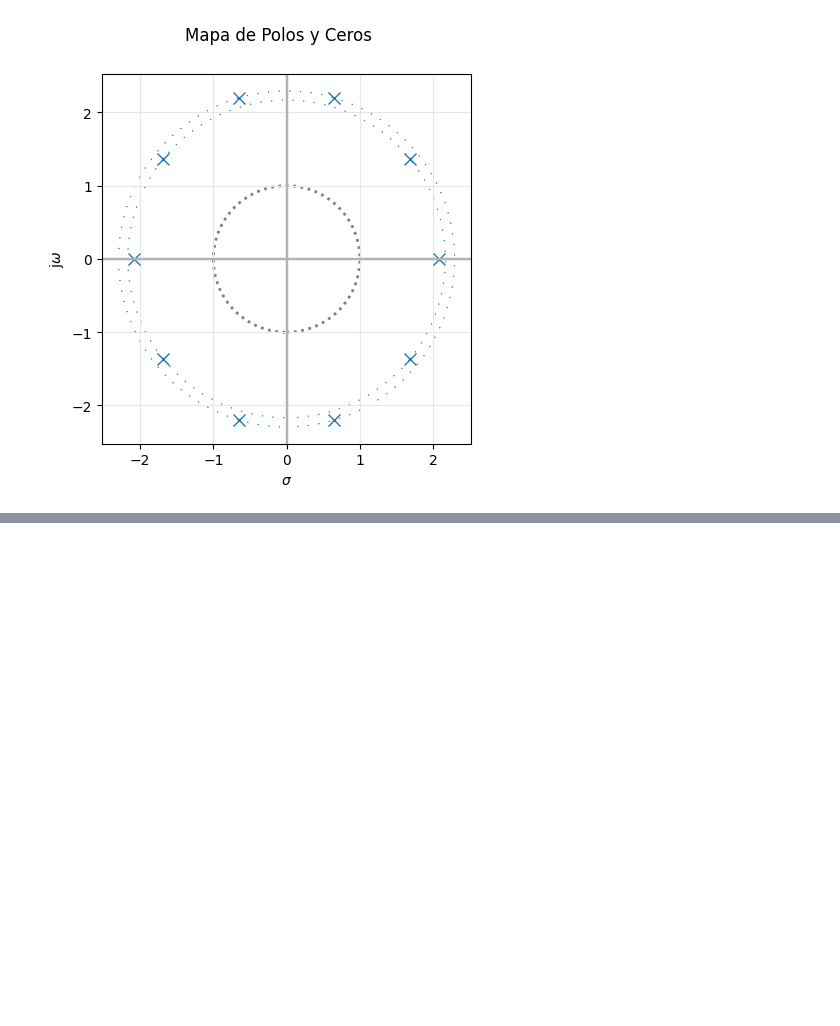
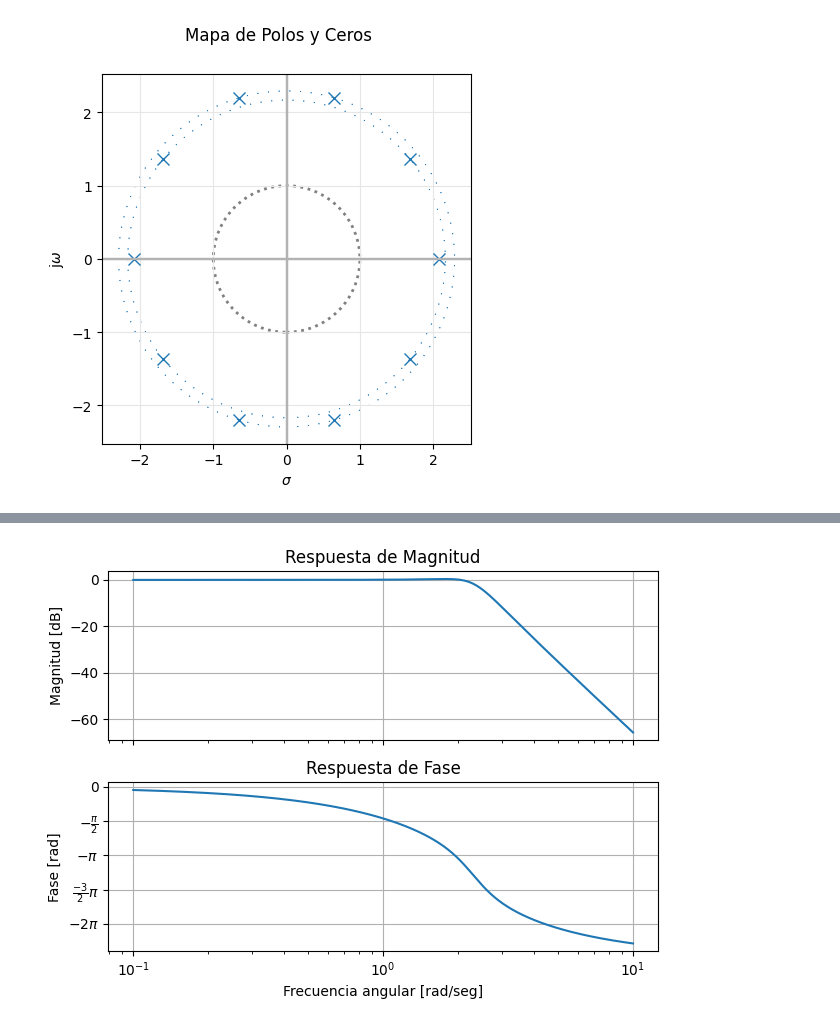
Before and after one commit to mlapillicanedo/Trabajos-TC2, a Jupyter notebook: Tarea Semanal 2/Tarea Semanal 2.ipynb, the cells around one changed output, grey strips where cells are left out. Saved outputs shown, nothing was run; the diff lists cells and outputs as text; code cells hidden in the pictures; blank space fills up the shorter version.

```diff
--- a/Tarea Semanal 2/Tarea Semanal 2.ipynb
+++ b/Tarea Semanal 2/Tarea Semanal 2.ipynb
@@ -130,0 +180,18 @@ array([-2.08608991+0.j        , -1.68768219+1.35977625j,
+# %%
+#Simulación de transferencia
+
+num = [51.4897952891]
+den = [1, 6.59012, 23.158125104, 51.749201379424, 72.746119524104, 51.4897952891]
+
+f0 = 1
+
+H = sig.TransferFunction(num, den)
+
+# _ = analyze_sys([H]), probé esta función para ver el tema del retardo de grupo que vimos la última clase.
+
+_, axes_hdl = bodePlot(H)
+
+plt.tight_layout()
+plt.show()
+# %% [output]
+[figure, added]
```
Also changed, not shown: parts of 9 cells of this notebook, 3 other files.
